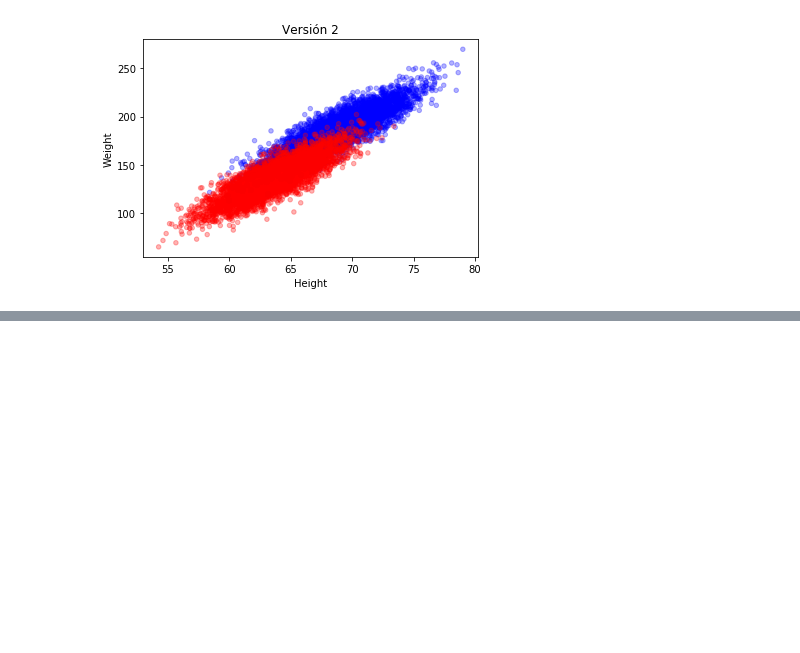
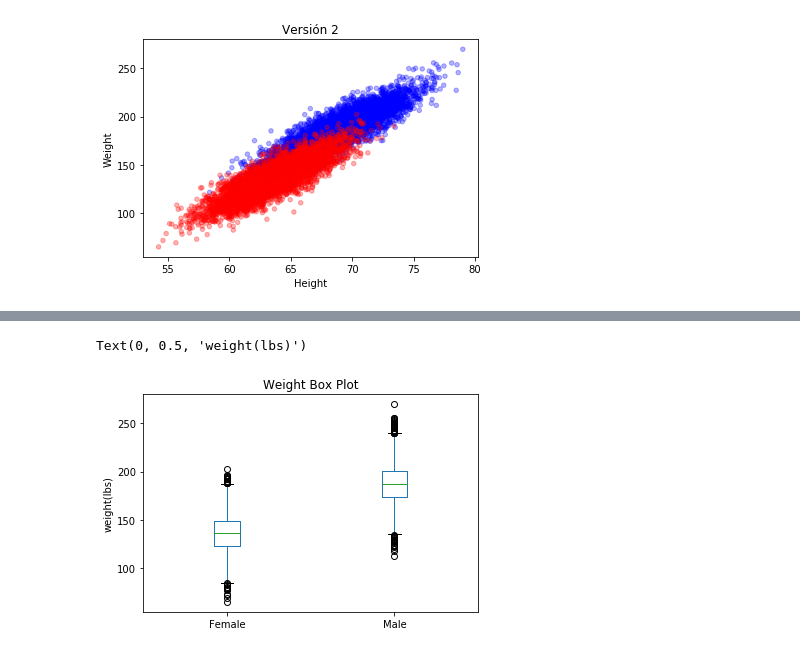
Before and after one commit to viccmedina/deep_learning, a Jupyter notebook: mis_soluciones/data/Excersice_2.ipynb, the cells around one changed output, grey strips where cells are left out. Saved outputs shown, nothing was run; the diff lists cells and outputs as text; code cells hidden in the pictures; blank space fills up the shorter version.

```diff
--- a/mis_soluciones/data/Excersice_2.ipynb
+++ b/mis_soluciones/data/Excersice_2.ipynb
@@ -79,0 +114,4 @@ df.plot(kind='scatter', x='Height', y='Weight', c=df['GenderColor'], alpha=0.3,
+# %%
+# usaremos una tabla pivot
+dfpvt = df.pivot(columns  = 'Gender', values = 'Weight')
+dfpvt.head()
@@ -79,0 +125,8 @@ df.plot(kind='scatter', x='Height', y='Weight', c=df['GenderColor'], alpha=0.3,
+# %%
+# graficamos
+dfpvt.plot(kind='box')
+plt.title('Weight Box Plot')
+plt.ylabel('weight(lbs)')
+# %% [output]
+Text(0, 0.5, 'weight(lbs)')
+[figure, added]
```
Also changed, not shown: parts of 10 cells of this notebook.
